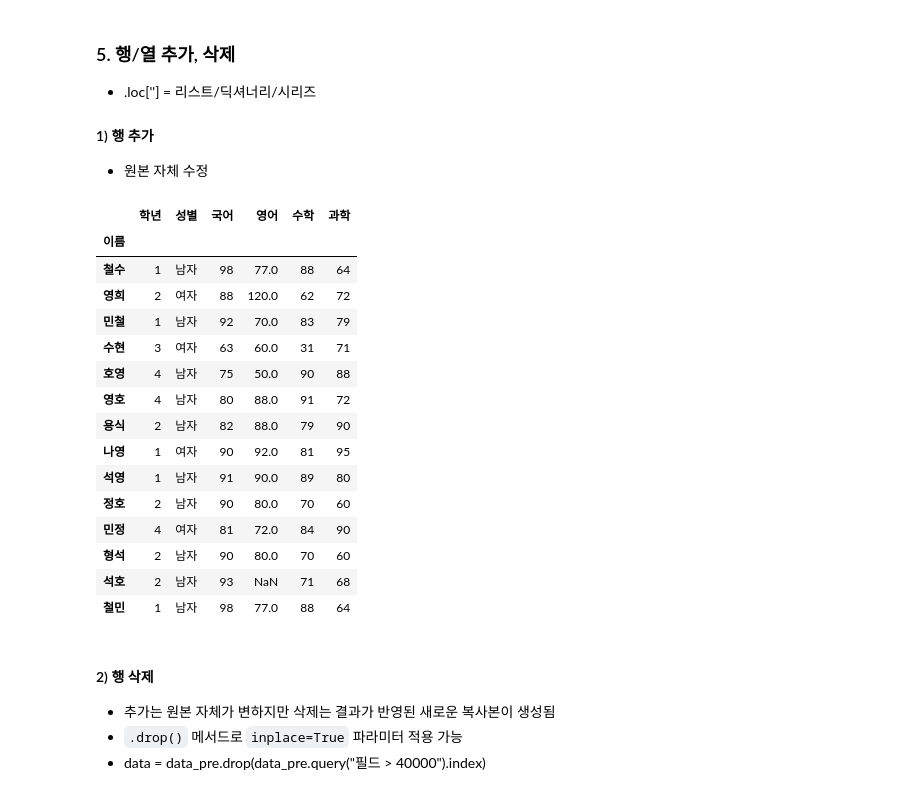
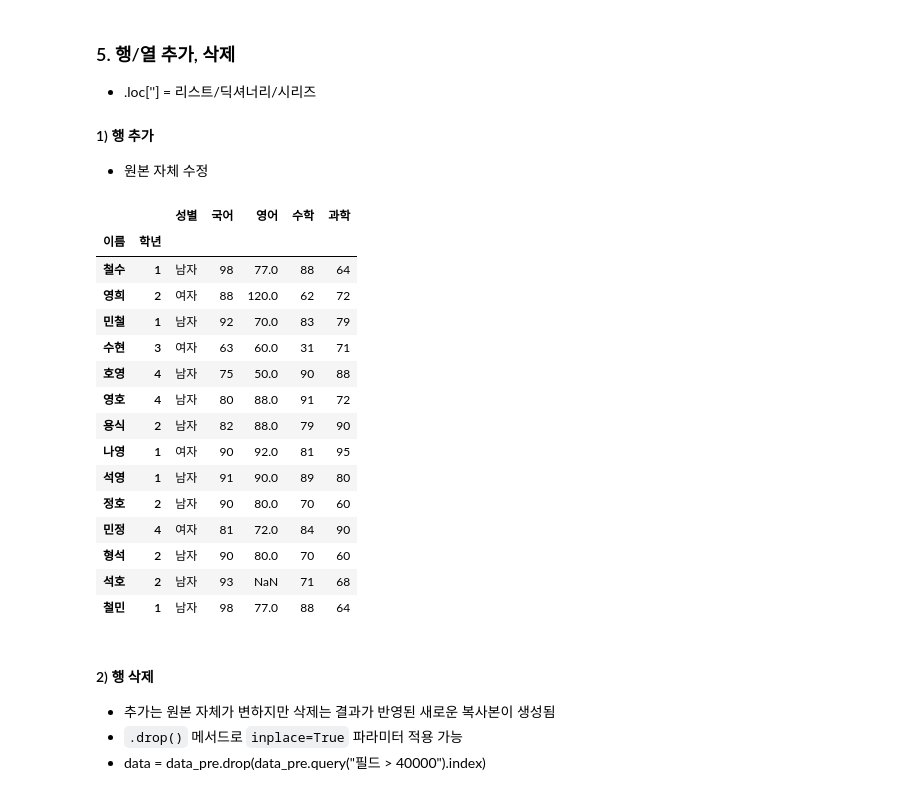
Before and after one commit to dahyoon/data_analysis, a Jupyter notebook: C_데이터다루기/2_데이터전처리/2_행열재배치.ipynb, the cells around one changed output. Saved outputs shown, nothing was run; the diff lists cells and outputs as text; code cells hidden in the pictures.

```diff
--- a/C_데이터다루기/2_데이터전처리/2_행열재배치.ipynb
+++ b/C_데이터다루기/2_데이터전처리/2_행열재배치.ipynb
@@ -274,36 +274,40 @@ fl
 # %%
 # 리스트로 추가
 # : 추가될 행의 인덱스 이름을 지정해야 함
 # : 리스트로 추가할 경우 dataframe의 컬럼 순서에 맞게 지정해야 함
 # : 누락되는 값이 있거나 값의 수가 초과할 경우 에러
-
-df.loc['정호'] = [2, '남자', 90, 80, 70, 60]
-df
+dff = df.copy()
+dff.loc['정호'] = [2, '남자', 90, 80, 70, 60]
+dff
 
 # 딕셔너리로 추가
 # : 컬럼 순서는 상관 없다
 # : 누락되는 값이 있거나 값의 수가 초과할 경우 에러
-df.loc['민정']= {'성별': '여자', '학년': 4, '국어': 81, '영어': 72, '수학': 84, '과학': 90}
-df
+dff.loc['민정']= {'성별': '여자', '학년': 4, '국어': 81, '영어': 72, '수학': 84, '과학': 90}
+dff
 
 # 시리즈 객체로 추가
 # : 시리즈 객체의 index가 지정되지 않은 경우 값 추가 불가능
 s = Series([2, '남자', 90, 80, 70, 60], index=['학년', '성별', '국어', '영어', '수학', '과학'])
-df.loc['형석'] = s
-df
+dff.loc['형석'] = s
+dff
 
 # 빈값이 있는 경우
 # : Series 객체 형태만 가능
 s = Series([2, '남자', 93, 71, 68], index=['학년', '성별', '국어', '수학', '과학'])
-df.loc['석호'] = s
-df
+dff.loc['석호'] = s
+dff
 
 # 기존의 행 복사하여 추가
-df.loc['철민'] = df.loc['철수']
-df
+dff.loc['철민'] = df.loc['철수']
+dff
+
+# 멀티 인덱스 데이터프레임에 추가
+multiindex = dff.set_index(['학년'], append=True)
+multiindex
 # %% [output]
-|  | 학년 | 성별 | 국어 | 영어 | 수학 | 과학 |
-| 이름 |  |  |  |  |  |  |
+|  |  | 성별 | 국어 | 영어 | 수학 | 과학 |
+| 이름 | 학년 |  |  |  |  |  |
 | 철수 | 1 | 남자 | 98 | 77.0 | 88 | 64 |
 | 영희 | 2 | 여자 | 88 | 120.0 | 62 | 72 |
 | 민철 | 1 | 남자 | 92 | 70.0 | 83 | 79 |
```
Also changed, not shown: parts of 2 cells of this notebook, 2 other files.
